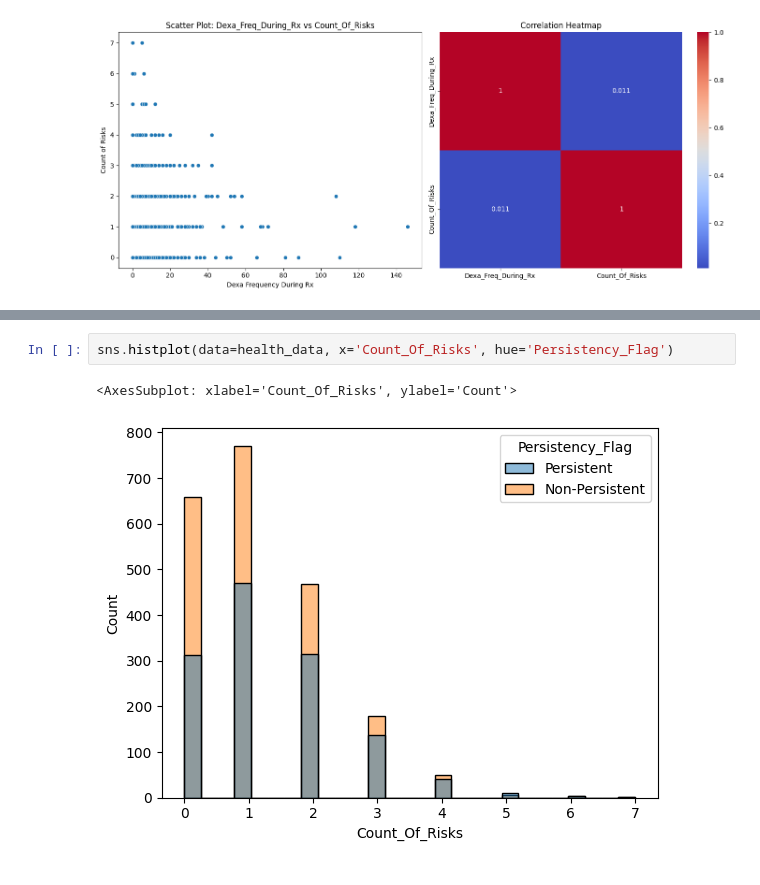
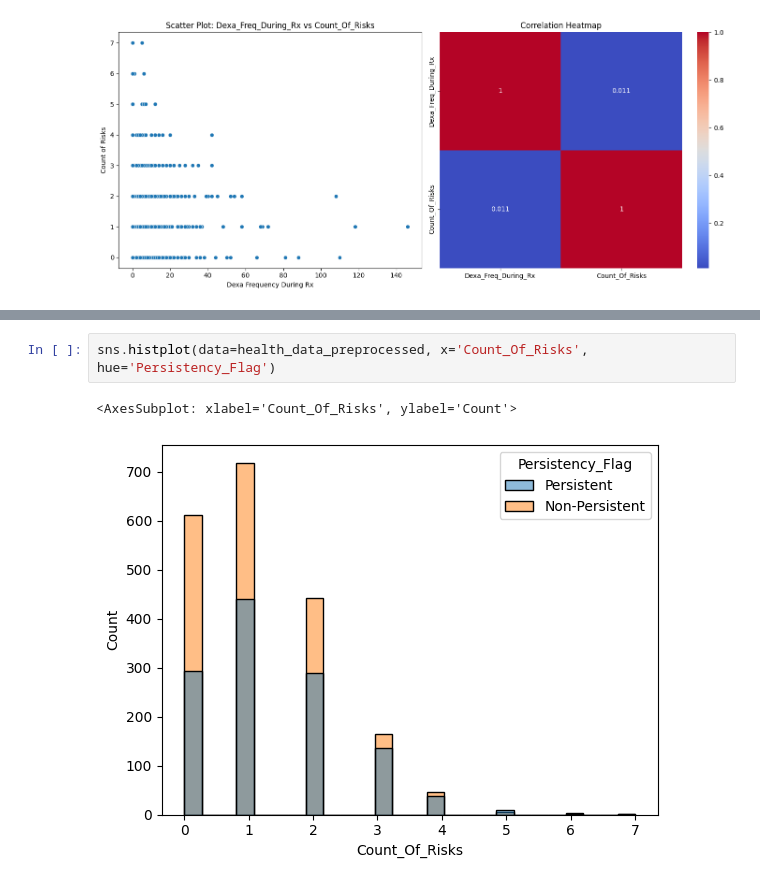
Before and after one commit to Yushamsi/Healthcare-Drug-Classification-EDA, a Jupyter notebook: Data Cleaning + EDA Analysis - Week 9 & 10.ipynb, the cells around one changed output, grey strips where cells are left out. Drawn from its saved outputs; the diff is of its cells as text.

```diff
--- a/Analysis.ipynb
+++ b/Data Cleaning + EDA Analysis - Week 9 & 10.ipynb
@@ -408,9 +408,9 @@ sns.boxplot(data=health_data, x='Count_Of_Risks', y='Dexa_Freq_During_Rx')
 <AxesSubplot: xlabel='Count_Of_Risks', ylabel='Dexa_Freq_During_Rx'>
 [figure]
 # %%
-sns.histplot(data=health_data, x='Count_Of_Risks', hue='Persistency_Flag')
+sns.histplot(data=health_data_preprocessed, x='Count_Of_Risks', hue='Persistency_Flag')
 # %% [output]
 <AxesSubplot: xlabel='Count_Of_Risks', ylabel='Count'>
-[figure, old version]
+[figure, new version]
 # %%
 # sns.boxplot(data=health_data, x='Count_Of_Risks', y='Dexa_Freq_During_Rx')
```
Also changed, not shown: parts of 34 cells of this notebook, 4 other files.
